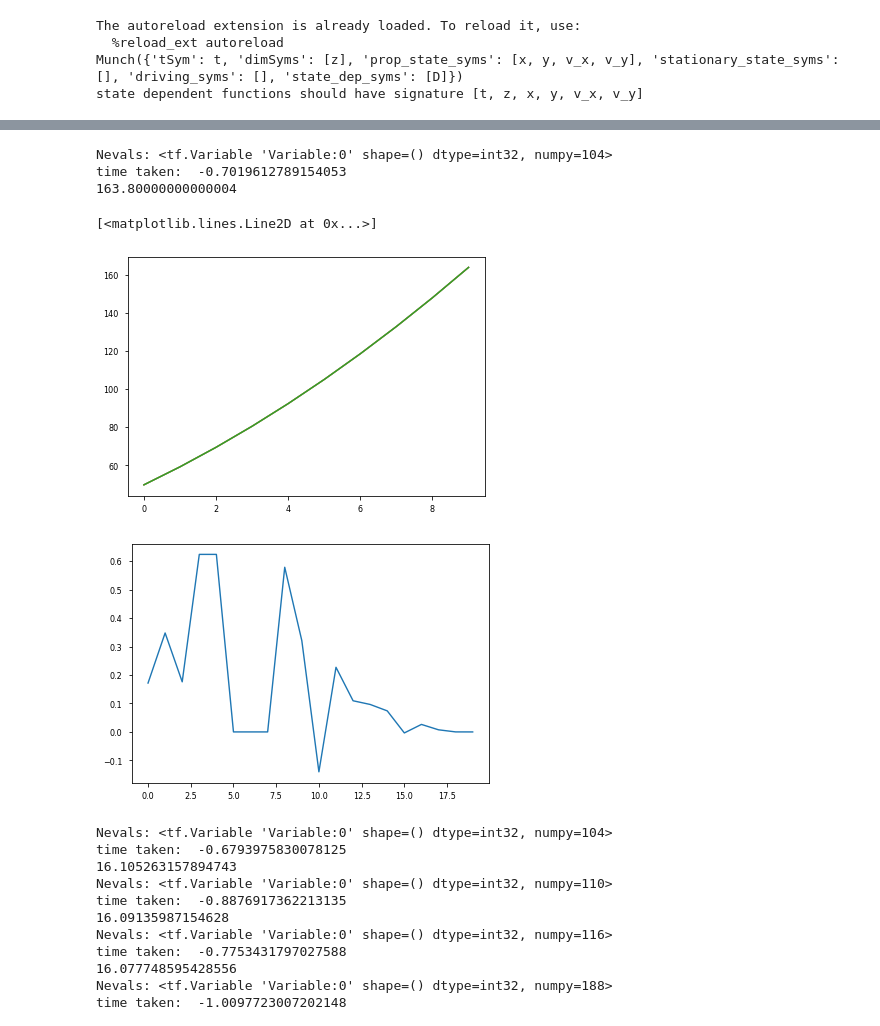
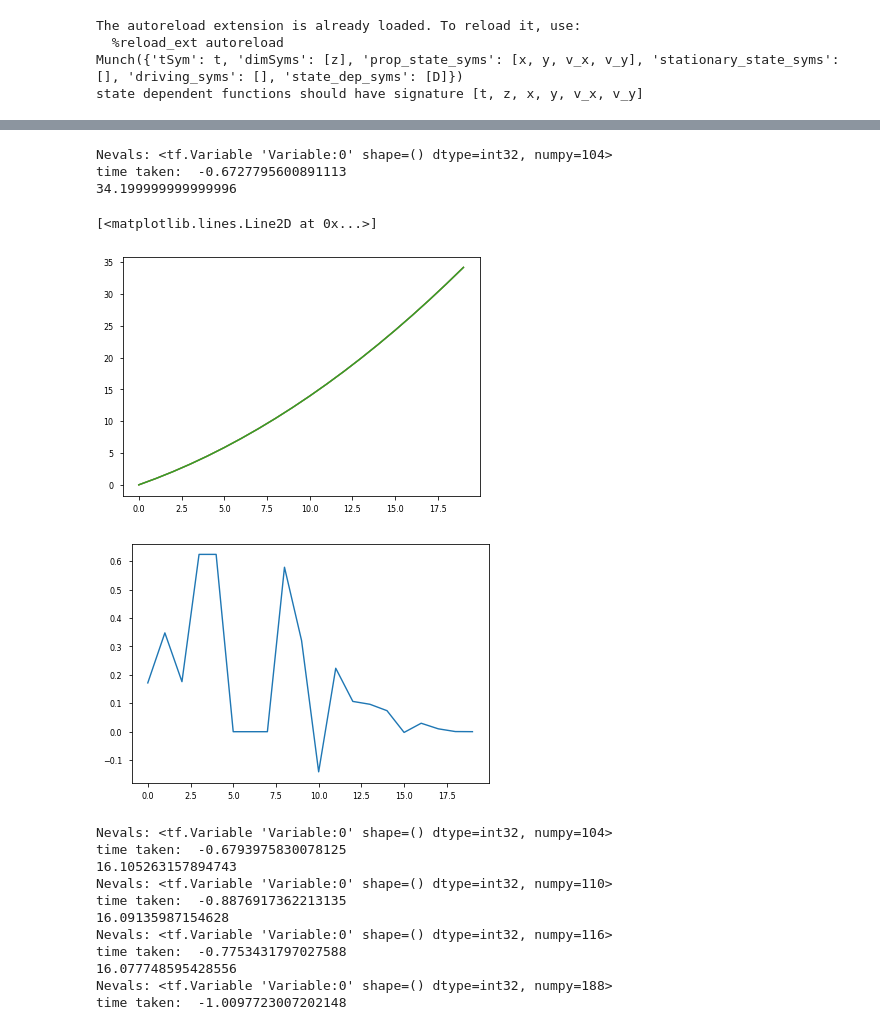
Before and after one commit to morgatron/spylind, a Jupyter notebook: spylind/working/autograd_test.ipynb, the cells around one changed output, grey strips where cells are left out. Drawn from its saved outputs; the diff is of its cells as text; code cells hidden in the pictures.

```diff
--- a/spylind/working/autograd_test.ipynb
+++ b/spylind/working/autograd_test.ipynb
@@ -719,7 +719,7 @@ def calc_g(yDrv):
 
     print(L.numpy())
     grad = g.gradient(L, yDrv)
-    return grad, arr[-10:,1]
+    return grad, arr[:,1]
 # %% [output]
 The autoreload extension is already loaded. To reload it, use:
   %reload_ext autoreload
@@ -737,15 +737,15 @@ plot(tDrv, yDrv0)
 # %%
-grad, yVals =calc_g(5*yDrv0)
+grad, yVals =calc_g(1*yDrv0)
 plot(yVals)
 figure()
 plot(grad)
 # %% [output]
 Nevals: <tf.Variable 'Variable:0' shape=() dtype=int32, numpy=104>
-time taken:  -0.7019612789154053
-163.80000000000004
+time taken:  -0.6727795600891113
+34.199999999999996
 [<matplotlib.lines.Line2D at 0x...>]
-[figure, old version]
+[figure, new version]
-[figure, old version]
+[figure, new version]
 # %%
 yDrv = tf.identity(yDrv0)
 yDrvL = []
```
Also changed, not shown: parts of 9 cells of this notebook.
